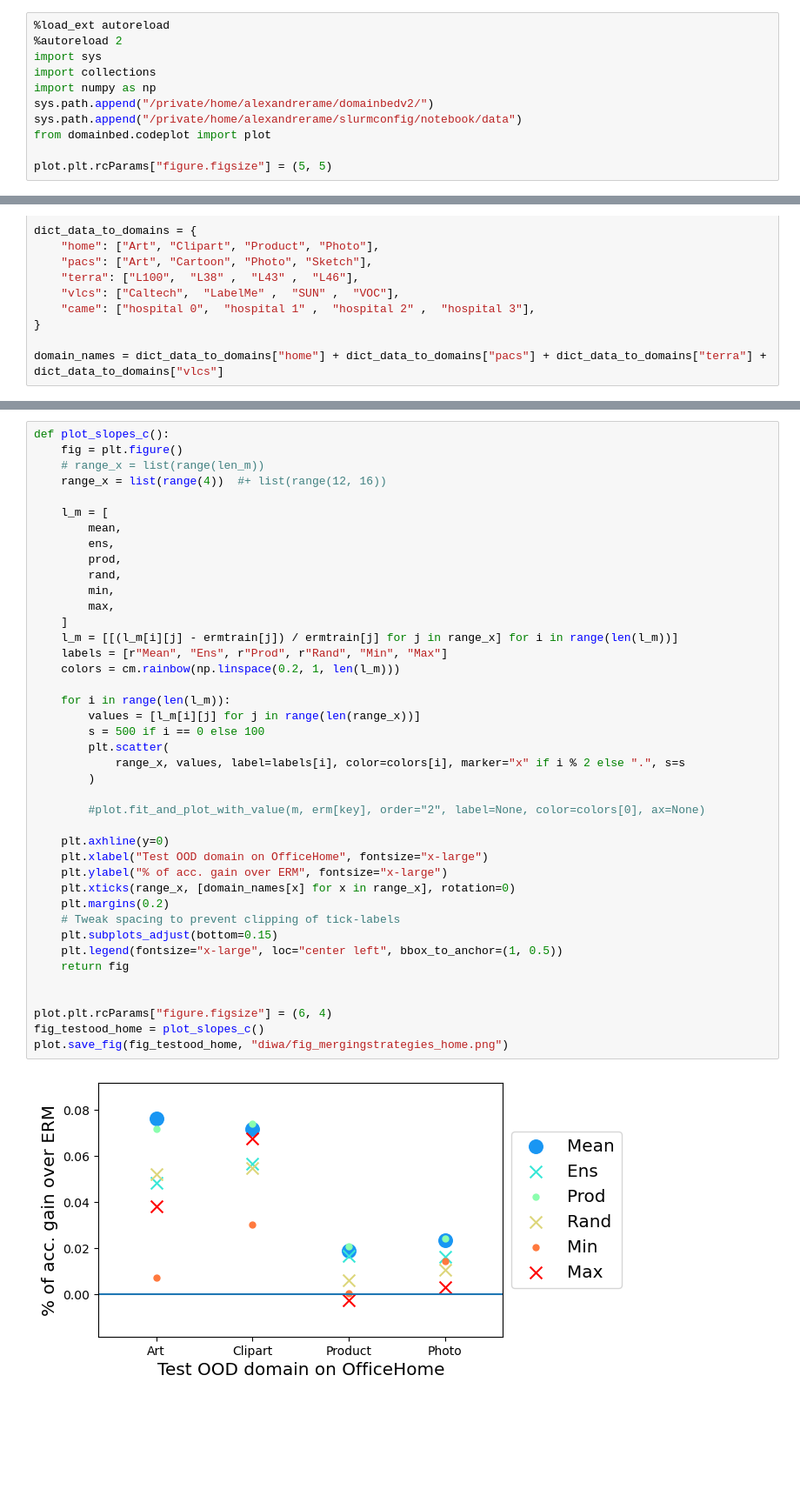
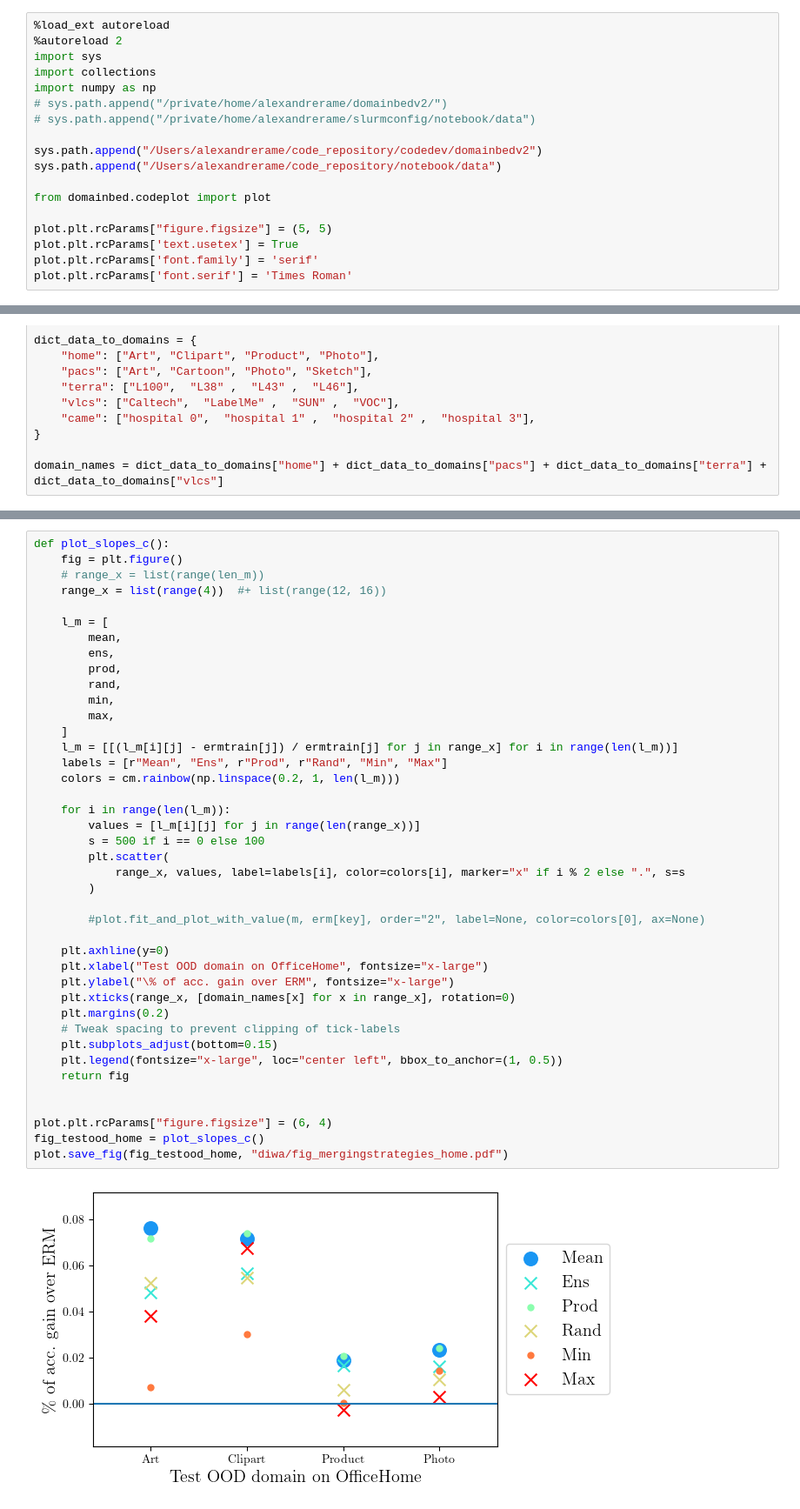
Before and after one commit to alexrame/domainbedv2, a Jupyter notebook: notebooks/recycling/merge_sum_product.ipynb, the cells around one changed output, grey strips where cells are left out. Shown at 87% size. Saved outputs shown, nothing was run; the diff lists cells and outputs as text; blank space fills up the shorter version.

```diff
--- a/notebooks/recycling/merge_sum_product.ipynb
+++ b/notebooks/recycling/merge_sum_product.ipynb
@@ -4,10 +4,17 @@
 import sys
 import collections
 import numpy as np
-sys.path.append("/private/home/alexandrerame/domainbedv2/")
-sys.path.append("/private/home/alexandrerame/slurmconfig/notebook/data")
+# sys.path.append("/private/home/alexandrerame/domainbedv2/")
+# sys.path.append("/private/home/alexandrerame/slurmconfig/notebook/data")
+
+sys.path.append("/Users/alexandrerame/code_repository/codedev/domainbedv2")
+sys.path.append("/Users/alexandrerame/code_repository/notebook/data")
+
 from domainbed.codeplot import plot
 
 plot.plt.rcParams["figure.figsize"] = (5, 5)
+plot.plt.rcParams['text.usetex'] = True
+plot.plt.rcParams['font.family'] = 'serif'
+plot.plt.rcParams['font.serif'] = 'Times Roman'
 # %%
 from domainbed.lib import misc
@@ -96,36 +107,36 @@ def plot_slopes_c():
         rand,
         min,
         max,
     ]
     l_m = [[(l_m[i][j] - ermtrain[j]) / ermtrain[j] for j in range_x] for i in range(len(l_m))]
     labels = [r"Mean", "Ens", r"Prod", r"Rand", "Min", "Max"]
     colors = cm.rainbow(np.linspace(0.2, 1, len(l_m)))
 
     for i in range(len(l_m)):
         values = [l_m[i][j] for j in range(len(range_x))]
         s = 500 if i == 0 else 100
         plt.scatter(
             range_x, values, label=labels[i], color=colors[i], marker="x" if i % 2 else ".", s=s
         )
 
         #plot.fit_and_plot_with_value(m, erm[key], order="2", label=None, color=colors[0], ax=None)
 
     plt.axhline(y=0)
     plt.xlabel("Test OOD domain on OfficeHome", fontsize="x-large")
-    plt.ylabel("% of acc. gain over ERM", fontsize="x-large")
+    plt.ylabel("\% of acc. gain over ERM", fontsize="x-large")
     plt.xticks(range_x, [domain_names[x] for x in range_x], rotation=0)
     plt.margins(0.2)
     # Tweak spacing to prevent clipping of tick-labels
     plt.subplots_adjust(bottom=0.15)
     plt.legend(fontsize="x-large", loc="center left", bbox_to_anchor=(1, 0.5))
     return fig
 
 
 plot.plt.rcParams["figure.figsize"] = (6, 4)
 fig_testood_home = plot_slopes_c()
-plot.save_fig(fig_testood_home, "diwa/fig_mergingstrategies_home.png")
+plot.save_fig(fig_testood_home, "diwa/fig_mergingstrategies_home.pdf")
 # %% [output]
-[figure, old version]
+[figure, new version]
 # %%
 def plot_slopes_c():
     fig = plt.figure()
```
Also changed, not shown: parts of 3 cells of this notebook, 5 other files.
